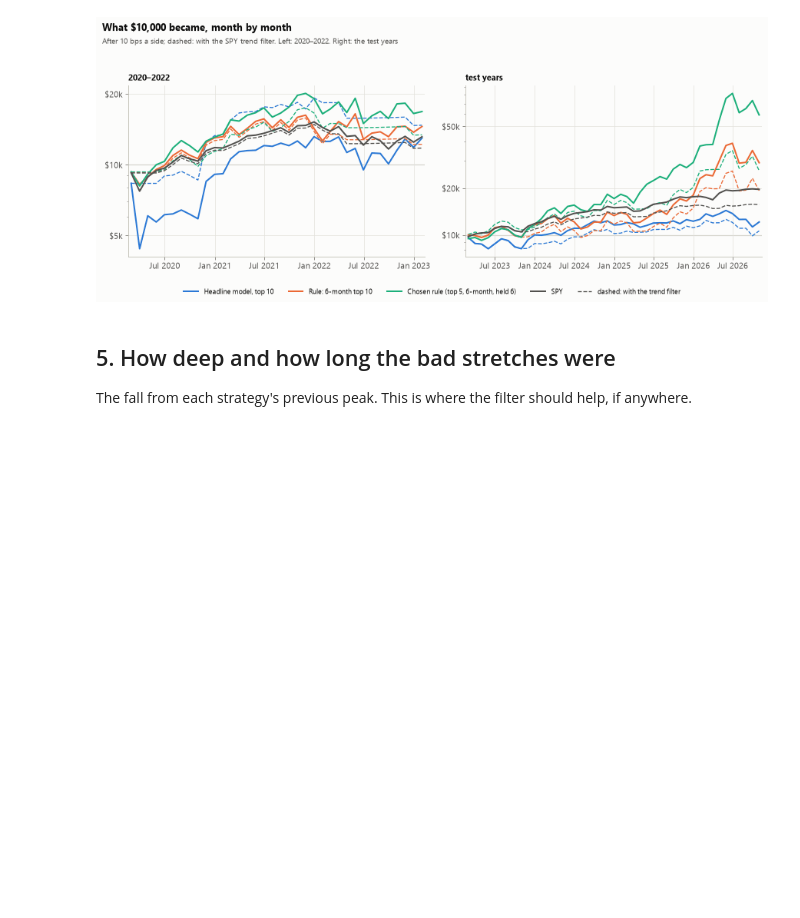
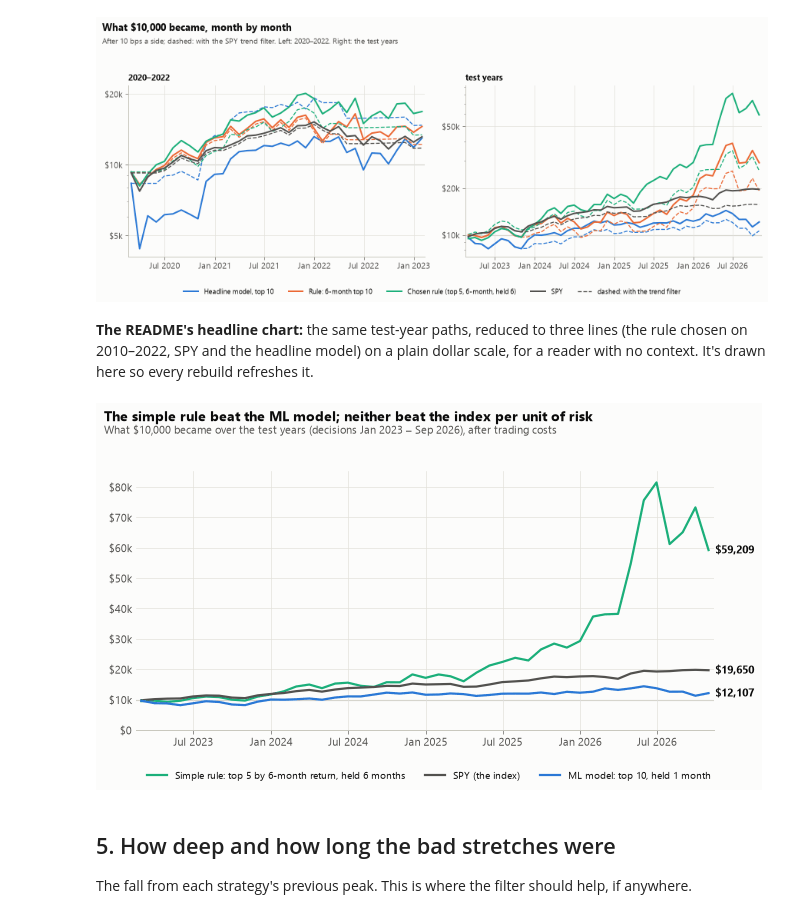
Before and after one commit to siddharthps/sp500-momentum-winners, a Jupyter notebook: notebooks/05_risk.ipynb, the cells around one changed output. Drawn from its saved outputs; the diff is of its cells as text; code cells hidden in the pictures; blank space fills up the shorter version.

```diff
--- a/notebooks/05_risk.ipynb
+++ b/notebooks/05_risk.ipynb
@@ -195,6 +195,25 @@ fig = plots.paths_chart(
 plots.save(fig, "risk_paths")
 # %% [output]
 [figure]
+# %% [markdown]
+**The README's headline chart:** the same test-year paths, reduced to three lines (the rule
+chosen on 2010–2022, SPY and the headline model) on a plain dollar scale, for a reader with no
+context. It's drawn here so every rebuild refreshes it.
+# %%
+hero = {
+    "chosen_rule": ("Simple rule: top 5 by 6-month return, held 6 months", plots.SLOTS[2]),
+    "spy": ("SPY (the index)", plots.INK_2),
+    f"{headline}_top10_equal": ("ML model: top 10, held 1 month", plots.SLOTS[0]),
+}
+fig = plots.hero_chart(
+    bt.value_paths(shared["test years"][list(hero)]),
+    hero,
+    "The simple rule beat the ML model; neither beat the index per unit of risk",
+    "What $10,000 became over the test years (decisions Jan 2023 – Sep 2026), after trading costs",
+)
+plots.save(fig, "readme_hero")
+# %% [output]
+[figure, added]
 # %% [markdown]
 ## 5. How deep and how long the bad stretches were
 
```
Also changed, not shown: 6 other files.
